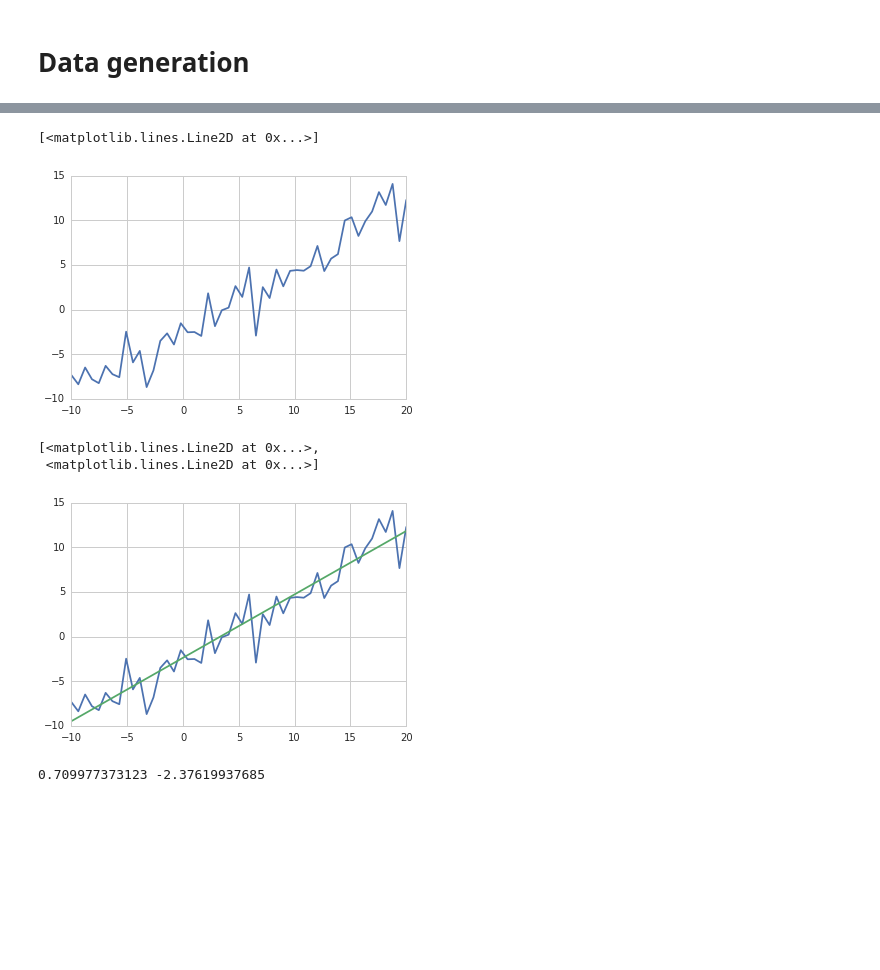
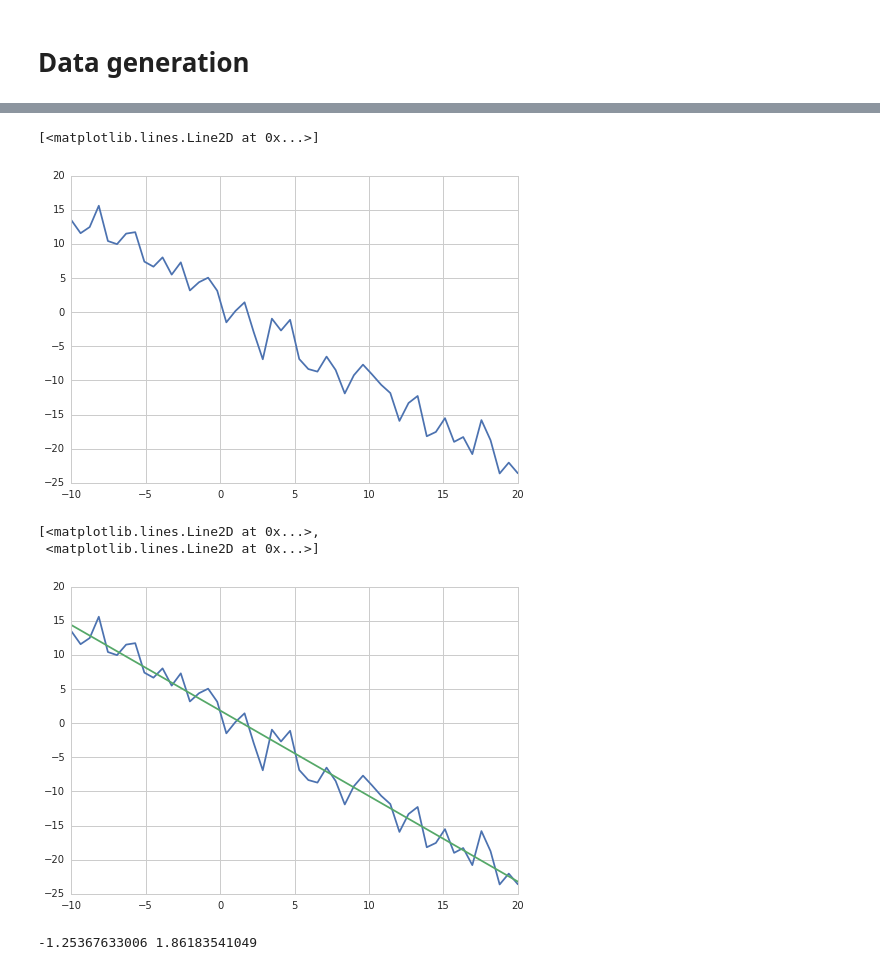
Before and after one commit to vanzaj/pytalks, a Jupyter notebook: 20150411_PyLadies_analytics/workshop.ipynb, the cells around one changed output, grey strips where cells are left out. Saved outputs shown, nothing was run; the diff lists cells and outputs as text; code cells hidden in the pictures; blank space fills up the shorter version.

```diff
--- a/20150411_PyLadies_analytics/workshop.ipynb
+++ b/20150411_PyLadies_analytics/workshop.ipynb
@@ -482,17 +510,18 @@ plt.hist(np.random.randn(1000));
 # %%
 # simulation of a linear process
+# y = ax + b
 
 n_pts = 50
 x = np.linspace(-10, 20, n_pts)
 
 err = np.random.randn(n_pts) * 2
 
-y = 0.75 * x - 3 + err
+y = ( -1.3 * x + 2 ) + err
 
 plt.plot(x, y)
 # %% [output]
 [<matplotlib.lines.Line2D at 0x...>]
-[figure, old version]
+[figure, new version]
 # %%
 a, b = np.polyfit(x, y, 1)
 
@@ -502,8 +531,8 @@ plt.plot(x, y, x, y_fit)
 # %% [output]
 [<matplotlib.lines.Line2D at 0x...>,
  <matplotlib.lines.Line2D at 0x...>]
-[figure, old version]
+[figure, new version]
 # %%
 print(a, b)
 # %% [output]
-0.709977373123 -2.37619937685
+-1.25367633006 1.86183541049
```
Also changed, not shown: parts of 31 cells of this notebook, 1 other file.
